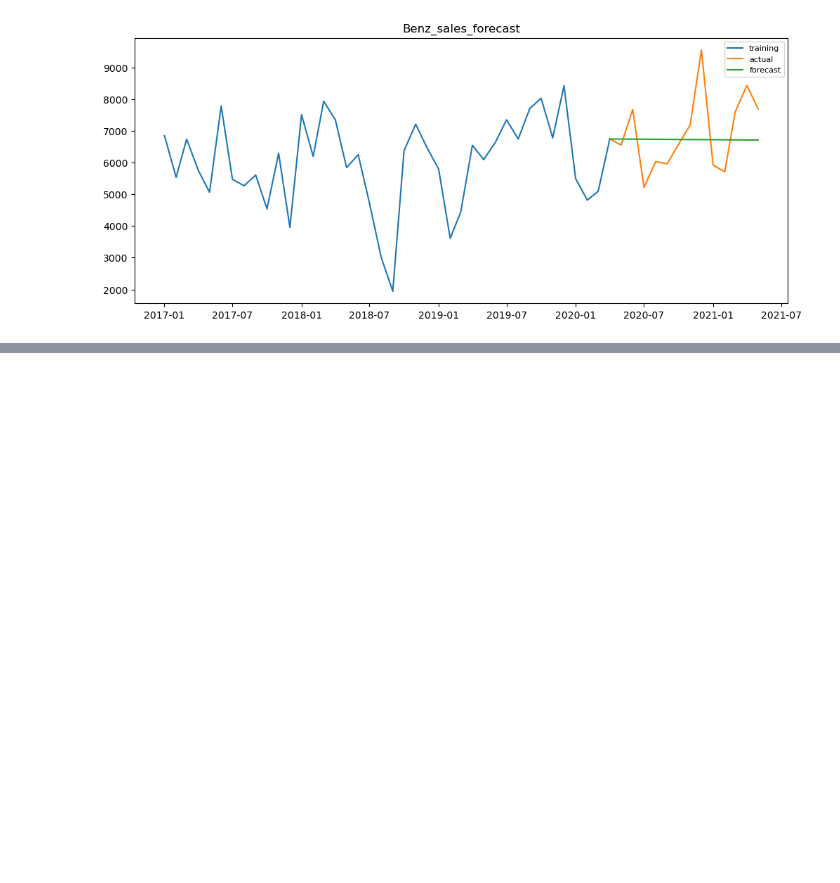
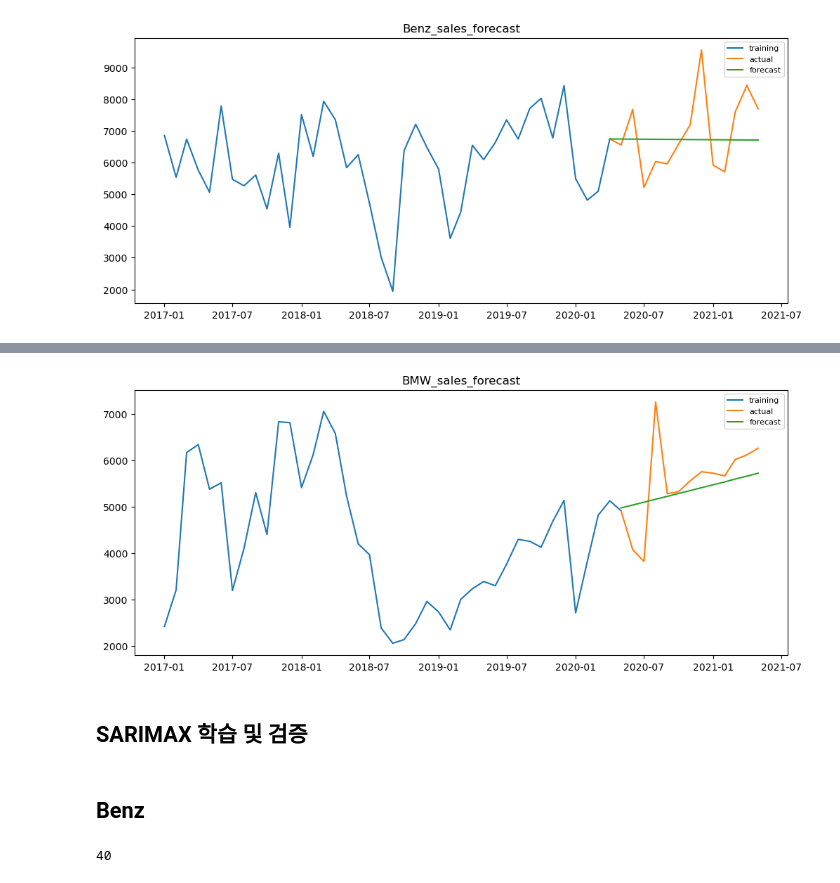
Before and after one commit to Areum120/DataAnalysis_Practice, a Jupyter notebook: BMW, Benz 2021년 6월 이후 판매 예측.ipynb, the cells around one changed output, grey strips where cells are left out. Saved outputs shown, nothing was run; the diff lists cells and outputs as text; code cells hidden in the pictures; blank space fills up the shorter version.

```diff
--- a/BMW, Benz 2021년 6월 이후 판매 예측.ipynb
+++ b/BMW, Benz 2021년 6월 이후 판매 예측.ipynb
@@ -615,0 +577,2 @@ mean_squared_error(Benz_test['Benz'], future_df['forecast'][53:66])
+# %%
+BMW_result= model.fit(trend='c', full_output=True, disp=-1)
@@ -615,0 +592,7 @@ mean_squared_error(Benz_test['Benz'], future_df['forecast'][53:66])
+# %%
+BMW_train  = BMW_train.astype({'BMW':'float64'})
+# %%
+fc, se, conf  = BMW_result.forecast(steps=13, alpha=0.05)
+# %%
+fc_series2 = pd.Series(fc, index=BMW_test.index)
+fc_series2
@@ -615,0 +615,12 @@ mean_squared_error(Benz_test['Benz'], future_df['forecast'][53:66])
+# %%
+# plot
+plt.figure(figsize=(12,5), dpi=100)
+plt.plot(BMW_train, label='training')
+plt.plot(BMW_test, label='actual')
+plt.plot(fc_series2, label='forecast')
+
+plt.title('BMW_sales_forecast')
+plt.legend(loc='upper right', fontsize=8)
+plt.show()
+# %% [output]
+[figure, added]
@@ -615,0 +635,8 @@ mean_squared_error(Benz_test['Benz'], future_df['forecast'][53:66])
+# %% [markdown]
+## SARIMAX 학습 및 검증
+# %% [markdown]
+## Benz
+# %%
+len(Benz_train)
+# %% [output]
+40
```
Also changed, not shown: parts of 85 cells of this notebook.
